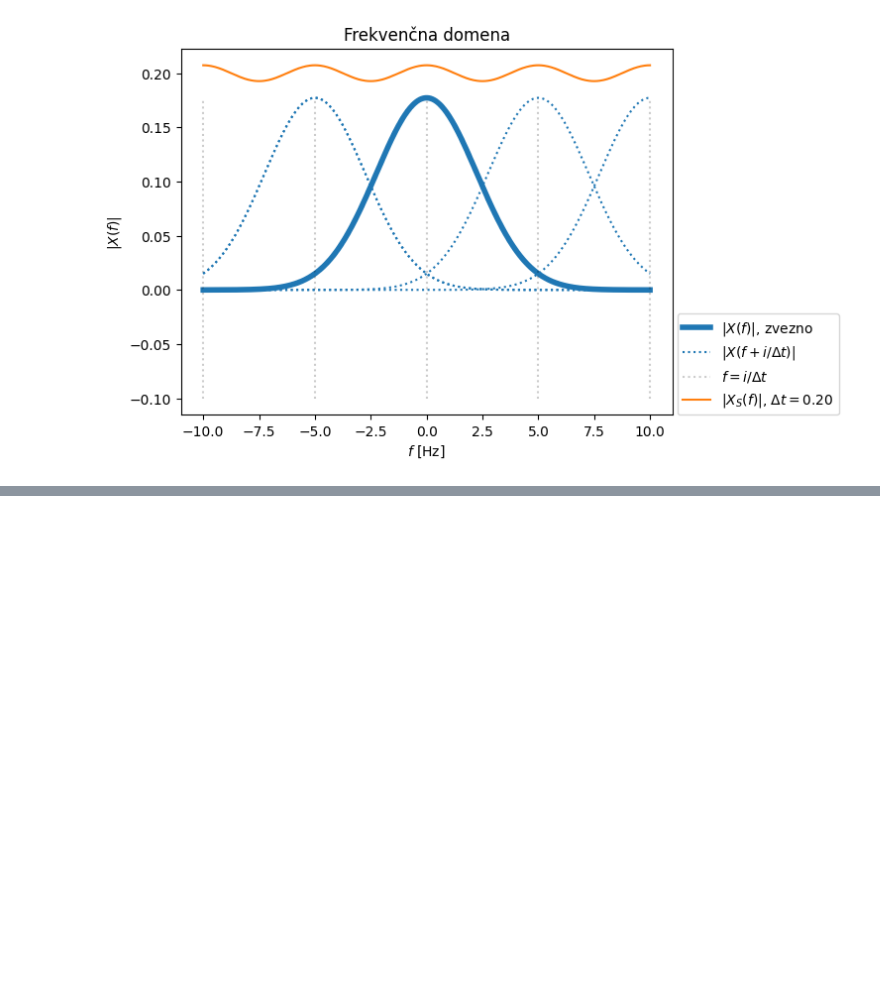
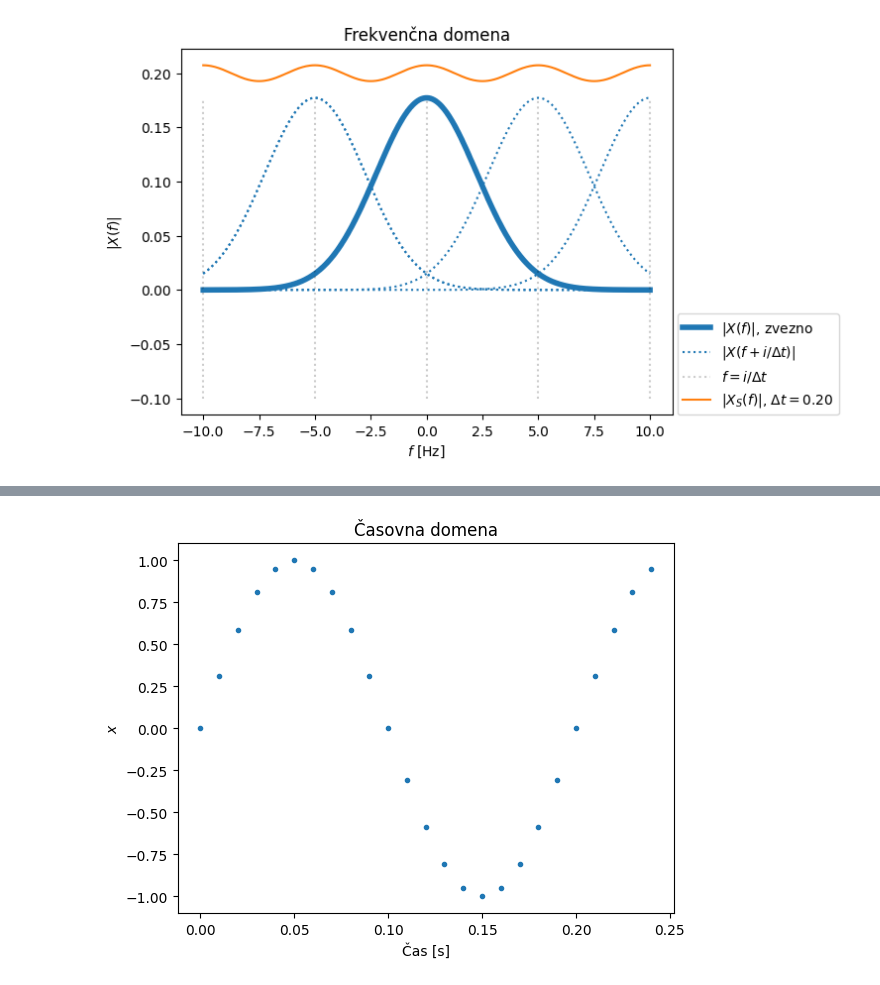
Before and after one commit to jankoslavic/procesiranje_signalov, a Jupyter notebook: _sources/notebooks/Untitled.ipynb, the cells around one changed output, grey strips where cells are left out. Saved outputs shown, nothing was run; the diff lists cells and outputs as text; code cells hidden in the pictures; blank space fills up the shorter version.

```diff
--- a/_sources/notebooks/Untitled.ipynb
+++ b/_sources/notebooks/Untitled.ipynb
@@ -77,0 +178,28 @@ plt.show()
+# %%
+import numpy as np
+import matplotlib.pyplot as plt
+
+
+A = 1
+fr = 5
+fs = 100
+N = 25 # tukaj poskusite z 20 (sinusuida se zaključi; rezultat brez dodajanja niče je točen!)
+k = 10 # dodajanje ničel
+dt = 1/fs
+t = np.arange(N)*dt
+x = A*np.sin(2*np.pi*fr*t)
+
+X = np.fft.fft(x)
+freq = np.fft.fftfreq(len(x), d=dt)
+
+X_kx = np.fft.fft(x, n=k*N)
+freq_kx = np.fft.fftfreq(k*N, d=dt)
+
+
+plt.title('Časovna domena')
+plt.plot(t, x, '.')
+plt.xlabel('Čas [s]')
+plt.ylabel('$x$')
+plt.show()
+# %% [output]
+[figure, added]
```
Also changed, not shown: parts of 31 cells of this notebook, 15 other files.
